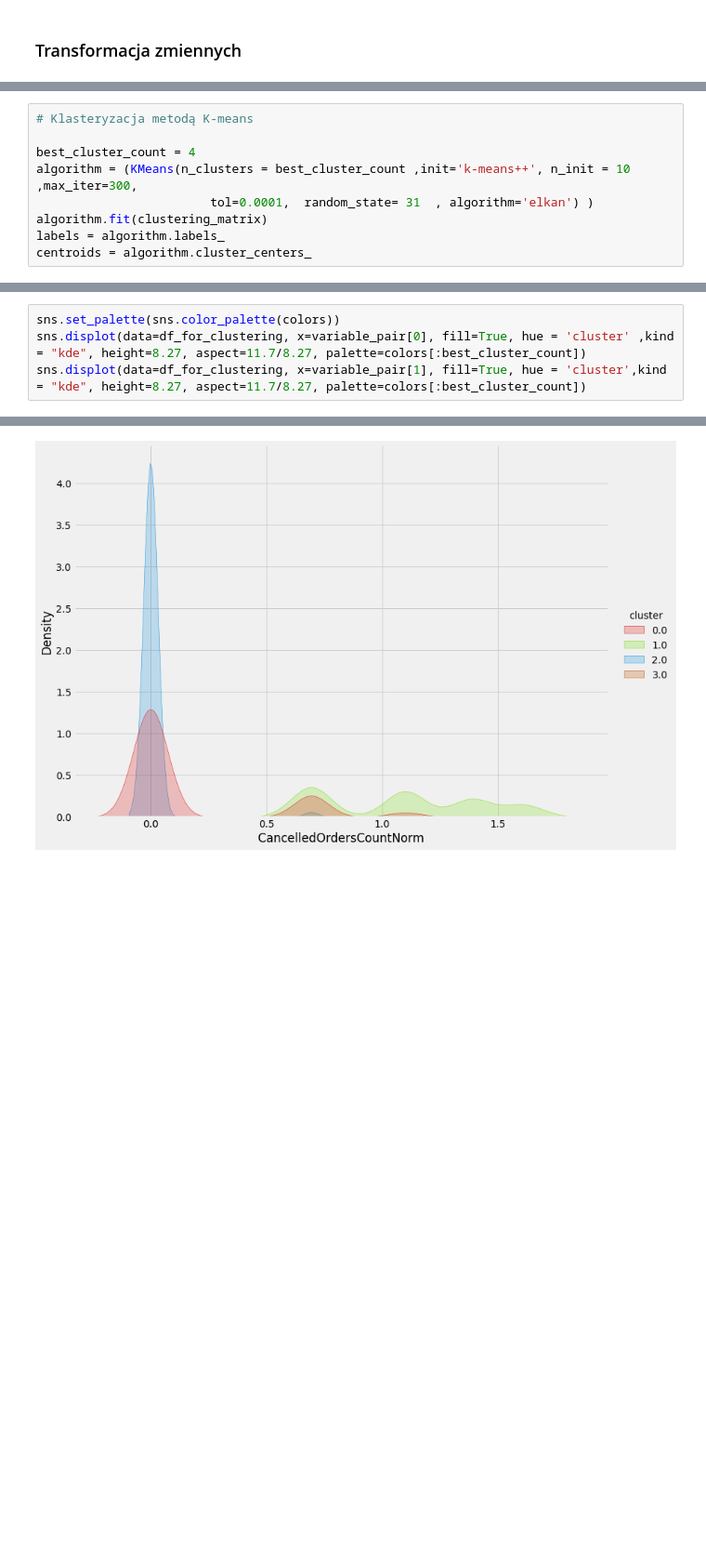
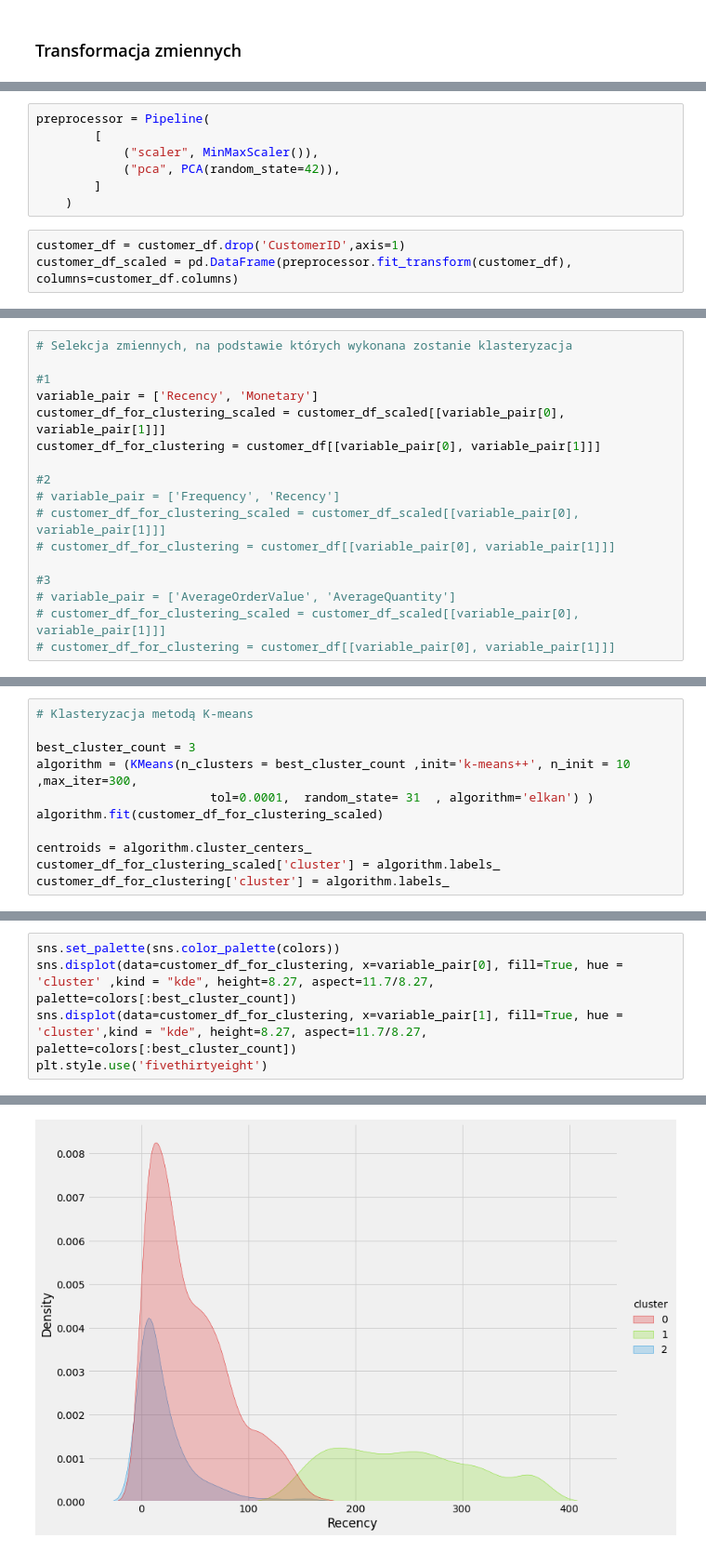
Before and after one commit to kkowalczykk/k-means-segmentation, a Jupyter notebook: main.ipynb, the cells around one changed output, grey strips where cells are left out. Shown at 93% size. Drawn from its saved outputs; the diff is of its cells as text; blank space fills up the shorter version.

```diff
--- a/main.ipynb
+++ b/main.ipynb
@@ -485,0 +358,10 @@ silhouette_values = findBestN(clustering_matrix)
+# %%
+preprocessor = Pipeline(
+        [
+            ("scaler", MinMaxScaler()),
+            ("pca", PCA(random_state=42)),
+        ]
+    )
+# %%
+customer_df = customer_df.drop('CustomerID',axis=1)
+customer_df_scaled = pd.DataFrame(preprocessor.fit_transform(customer_df), columns=customer_df.columns)
@@ -485,0 +390,17 @@ silhouette_values = findBestN(clustering_matrix)
+# %%
+# Selekcja zmiennych, na podstawie których wykonana zostanie klasteryzacja
+
+#1
+variable_pair = ['Recency', 'Monetary']
+customer_df_for_clustering_scaled = customer_df_scaled[[variable_pair[0], variable_pair[1]]]
+customer_df_for_clustering = customer_df[[variable_pair[0], variable_pair[1]]]
+
+#2
+# variable_pair = ['Frequency', 'Recency']
+# customer_df_for_clustering_scaled = customer_df_scaled[[variable_pair[0], variable_pair[1]]]
+# customer_df_for_clustering = customer_df[[variable_pair[0], variable_pair[1]]]
+
+#3
+# variable_pair = ['AverageOrderValue', 'AverageQuantity']
+# customer_df_for_clustering_scaled = customer_df_scaled[[variable_pair[0], variable_pair[1]]]
+# customer_df_for_clustering = customer_df[[variable_pair[0], variable_pair[1]]]
@@ -496,9 +436,11 @@ plt.show()
 # %%
 # Klasteryzacja metodą K-means
 
-best_cluster_count = 4
+best_cluster_count = 3
 algorithm = (KMeans(n_clusters = best_cluster_count ,init='k-means++', n_init = 10 ,max_iter=300,
                         tol=0.0001,  random_state= 31  , algorithm='elkan') )
-algorithm.fit(clustering_matrix)
-labels = algorithm.labels_
+algorithm.fit(customer_df_for_clustering_scaled)
+
 centroids = algorithm.cluster_centers_
+customer_df_for_clustering_scaled['cluster'] = algorithm.labels_
+customer_df_for_clustering['cluster'] = algorithm.labels_
@@ -513,5 +449,6 @@ df_for_clustering = pd.DataFrame(clustering_matrix, columns=[variable_pair[0], v
 # %%
 sns.set_palette(sns.color_palette(colors))
-sns.displot(data=df_for_clustering, x=variable_pair[0], fill=True, hue = 'cluster' ,kind = "kde", height=8.27, aspect=11.7/8.27, palette=colors[:best_cluster_count])
-sns.displot(data=df_for_clustering, x=variable_pair[1], fill=True, hue = 'cluster',kind = "kde", height=8.27, aspect=11.7/8.27, palette=colors[:best_cluster_count])
+sns.displot(data=customer_df_for_clustering, x=variable_pair[0], fill=True, hue = 'cluster' ,kind = "kde", height=8.27, aspect=11.7/8.27, palette=colors[:best_cluster_count])
+sns.displot(data=customer_df_for_clustering, x=variable_pair[1], fill=True, hue = 'cluster',kind = "kde", height=8.27, aspect=11.7/8.27, palette=colors[:best_cluster_count])
+plt.style.use('fivethirtyeight')
 # %% [output]
@@ -523 +455 @@ Dataset has 0 variance; skipping density estimate.
-[figure, old version]
+[figure, new version]
```
Also changed, not shown: parts of 56 cells of this notebook.
